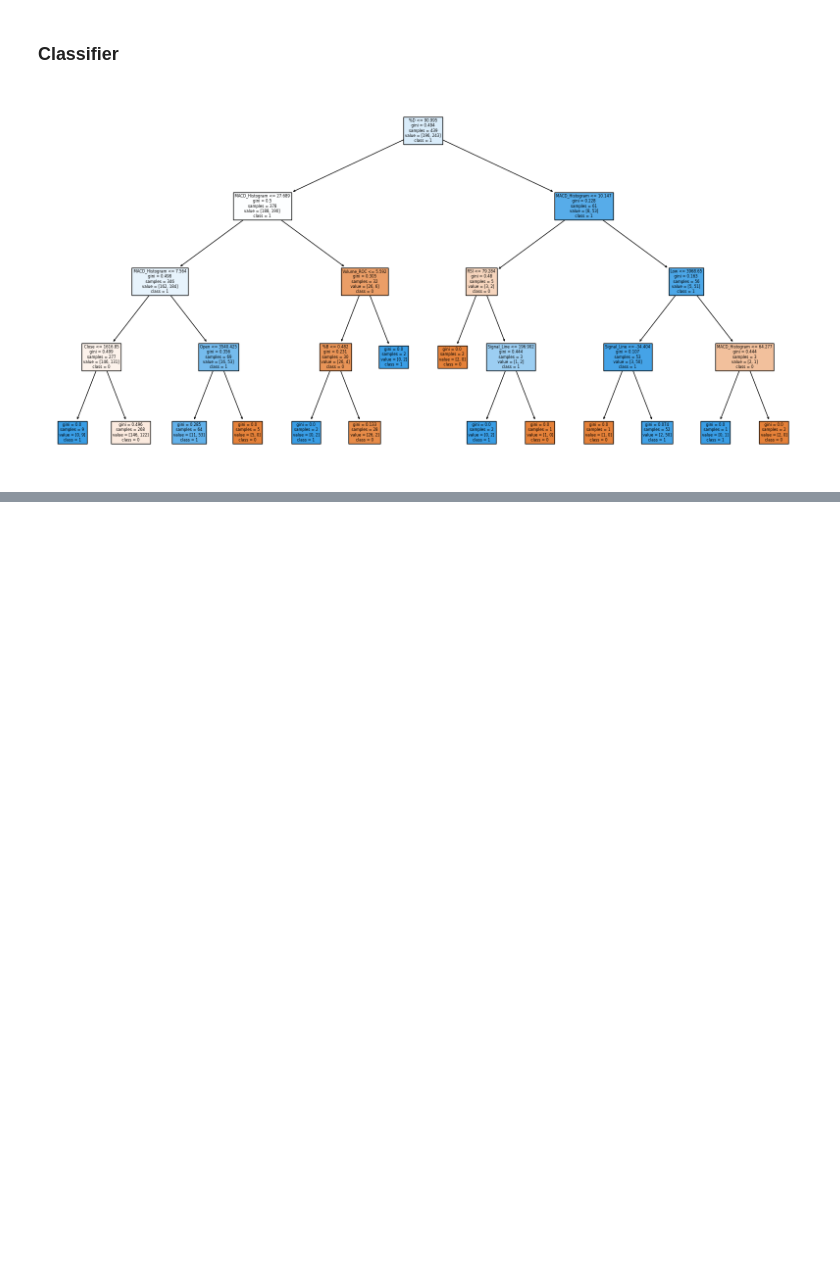
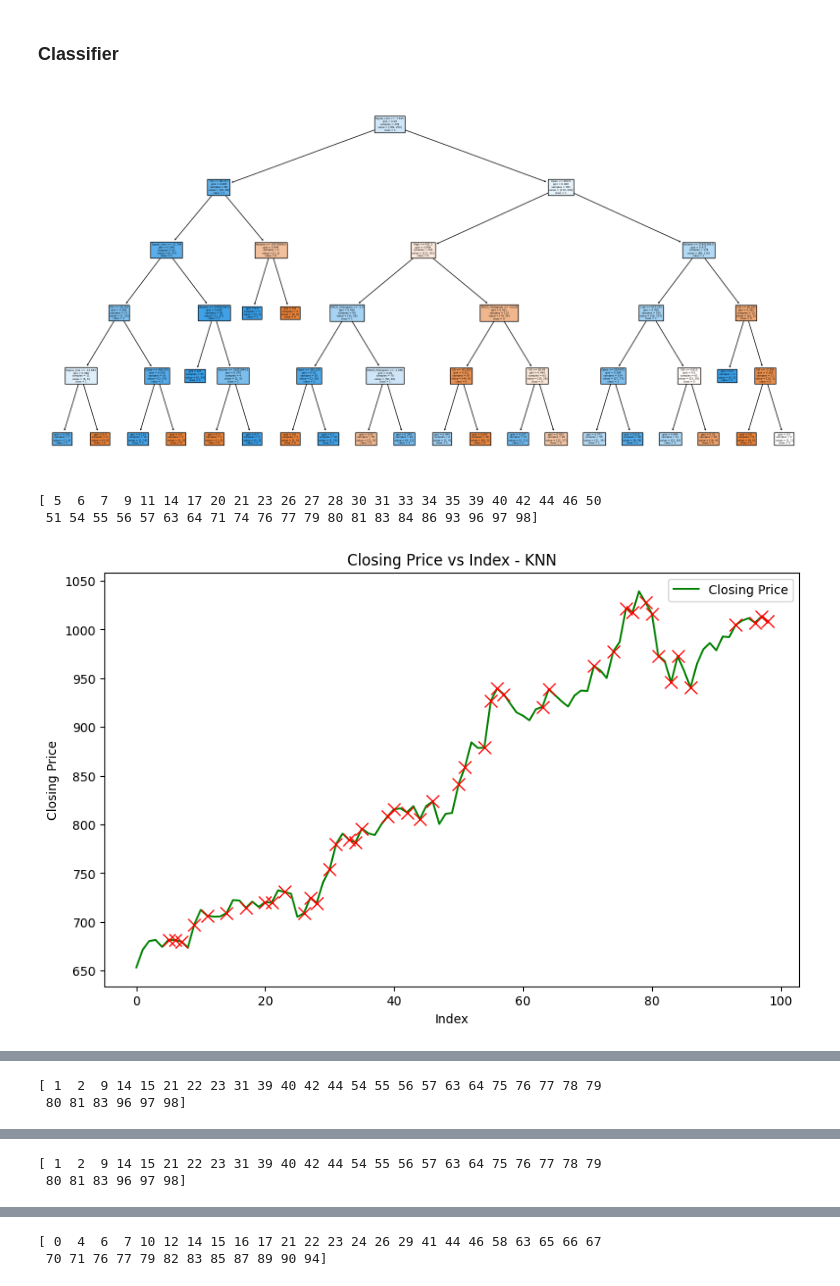
Before and after one commit to H1mm4tHQ/Stock_Market_Price_Movement_Prediction_ML, a Jupyter notebook: PRML_Project.ipynb, the cells around one changed output, grey strips where cells are left out. Cells and saved outputs as stored; diff of their text form; code cells hidden in the pictures; blank space fills up the shorter version.

```diff
--- a/PRML_Project.ipynb
+++ b/PRML_Project.ipynb
@@ -8,12 +8,12 @@ import matplotlib.pyplot as plt
 import mplfinance as mpf
 warnings.filterwarnings("ignore")   # Ignore all warnings
 # %%
-recent_data = yf.download("ADANIENT.NS", period="3y",interval="1d")   #month: mo
+recent_data = yf.download("TATAMOTORS.NS", period="3y",interval="1d")   #month: mo
 # start_date = "2024-01-01"
 # end_date = "2024-03-15"
 # recent_data = yf.download("ONGC.NS", start=start_date, end=end_date, interval="1d")
 recent_data['Close'].plot()
-plt.title("ADANIENT Stock Prices")
+plt.title("Tata Motors Ltd Shares")
 plt.show()
 # Plot candlestick patterns using mplfinance
 # mpf.plot(recent_data.loc['2024-02-16':'2024-04-20'], type='candle', style='charles', title='Candlestick Pattern')
@@ -890,7 +918,7 @@ y[y == -1] = 0
 # Initialize classifiers
 classifiers = {
     "KNN": KNeighborsClassifier(),
-    "SVM kernel= Linear": SVC(kernel='linear'),
+    # "SVM kernel= Linear": SVC(kernel='linear'),
     "SVM (poly Kernel)": SVC(kernel='poly'),
     "SVM (RBF Kernel)": SVC(kernel='rbf'),  # Specify kernel as 'rbf' for RBF kernel
     "Decision Tree": DecisionTreeClassifier(),
@@ -924,32 +952,35 @@ plt.show()
 results = {}
 
 for name, clf in classifiers.items():
     X_train, X_test = X[:slice_index], X[slice_index:-1]
     y_train, y_test = y[1:slice_index+1], y[slice_index+1:]
 
     clf.fit(X_train, y_train)
     pred = []
     for i in range(int(len(X_test))):
         # x_test_instance = X_test[i].reshape(1, -1)        #Convert DataFrame row to numpy array
         x_test_instance = X_test.iloc[i].values.reshape(1, -1)        #Convert DataFrame row to numpy array
         # y_test_instance = y_test.iloc[i].values.reshape(1, -1)
         spred = clf.predict(x_test_instance)
         pred.append(spred)
         X_train = np.append(X_train, x_test_instance, axis=0)
         y_train = np.append(y_train, y_test[i])
         clf.fit(X_train,y_train)
 
-    # plot_actual_vs_predicted_with_price(X_test, y_test, flatten_list_of_arrays(pred), X_test['Close'], "Actual vs Predicted Price Move with Closing Price",name)
+    plot_actual_vs_predicted_with_price(X_test, y_test, flatten_list_of_arrays(pred), X_test['Close'], "Actual vs Predicted Price Move with Closing Price",name)
 
 
     accuracy = accuracy_score(pred,y_test)
     precision = precision_score(pred,y_test, average='weighted')
     recall = recall_score(pred,y_test, average='weighted')
     f1 = f1_score(pred,y_test, average='weighted')
     results[name] = {"Accuracy": accuracy, "Precision": precision, "Recall": recall, "F1-score": f1}
 
 print("Performance Metrics:")
 for name, metrics in results.items():
     print(f"{name}: {metrics}")
 # %% [output]
-[figure, old version]
+[figure, new version]
+[ 5  6  7  9 11 14 17 20 21 23 26 27 28 30 31 33 34 35 39 40 42 44 46 50
+ 51 54 55 56 57 63 64 71 74 76 77 79 80 81 83 84 86 93 96 97 98]
+[figure, added]
@@ -955,0 +988,2 @@ for name, metrics in results.items():
+[ 1  2  9 14 15 21 22 23 31 39 40 42 44 54 55 56 57 63 64 75 76 77 78 79
+ 80 81 83 96 97 98]
@@ -955,0 +992,2 @@ for name, metrics in results.items():
+[ 1  2  9 14 15 21 22 23 31 39 40 42 44 54 55 56 57 63 64 75 76 77 78 79
+ 80 81 83 96 97 98]
@@ -955,0 +996,2 @@ for name, metrics in results.items():
+[ 0  4  6  7 10 12 14 15 16 17 21 22 23 24 26 29 41 44 46 58 63 65 66 67
+ 70 71 76 77 79 82 83 85 87 89 90 94]
```
Also changed, not shown: parts of 19 cells of this notebook.
